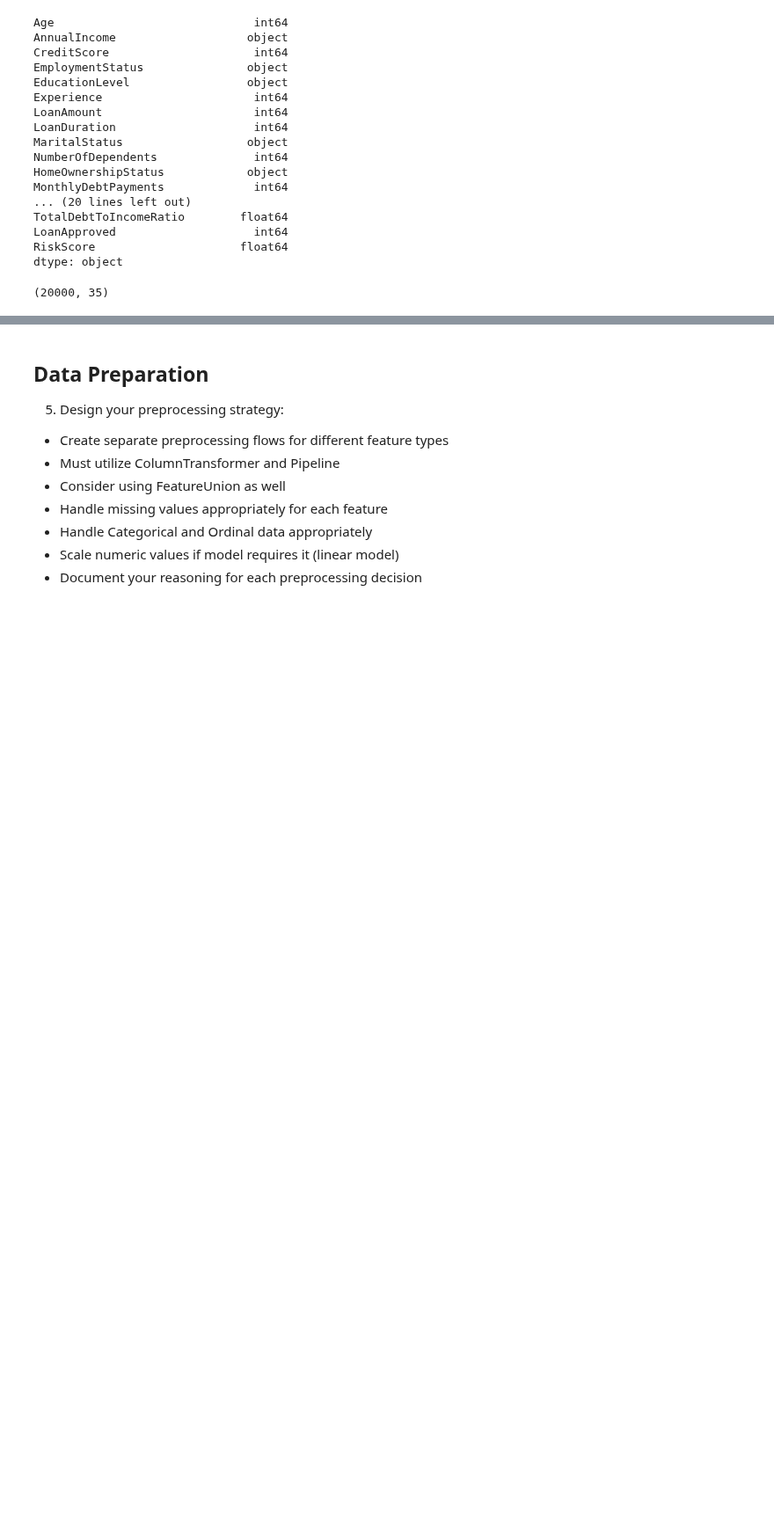
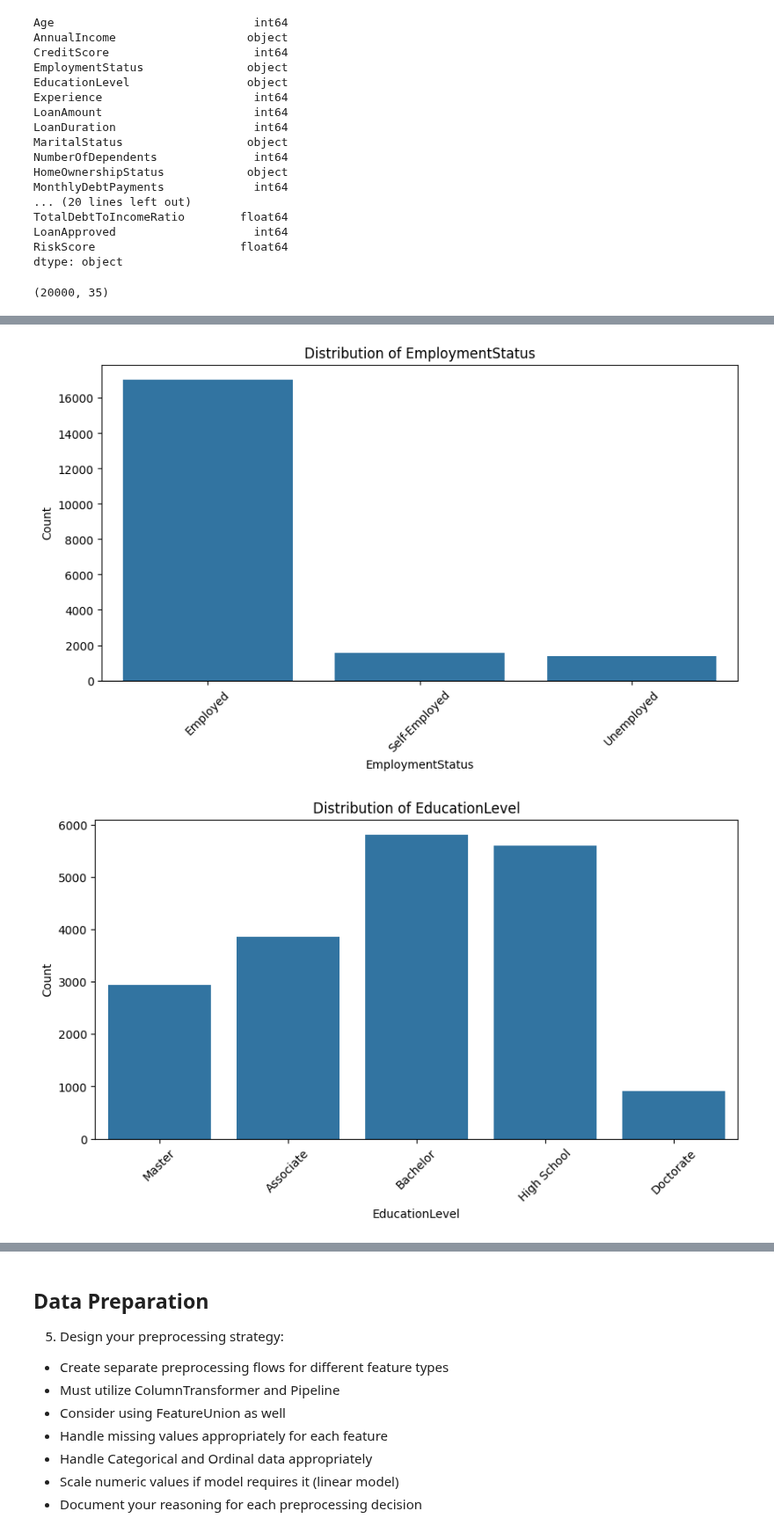
Before and after one commit to AlvinEchoka/Loan-Approval, a Jupyter notebook: financial_loan_risk.ipynb, the cells around one changed output, grey strips where cells are left out. Shown at 88% size. Drawn from its saved outputs; the diff is of its cells as text; code cells hidden in the pictures; blank space fills up the shorter version.

```diff
--- a/financial_loan_risk.ipynb
+++ b/financial_loan_risk.ipynb
@@ -163,0 +233,14 @@ print(df.shape)
+# %%
+# Plot categorical distributions using count plots
+for feature in categorical_features:
+    plt.figure(figsize=(10, 5))
+    sns.countplot(data=df, x=feature)
+    plt.title(f'Distribution of {feature}')
+    plt.xlabel(
+        feature)
+    plt.ylabel('Count')
+    plt.xticks(rotation=45)
+    plt.show()
+# %% [output]
+[figure, added]
+[figure, added]
```
Also changed, not shown: parts of 24 cells of this notebook.
